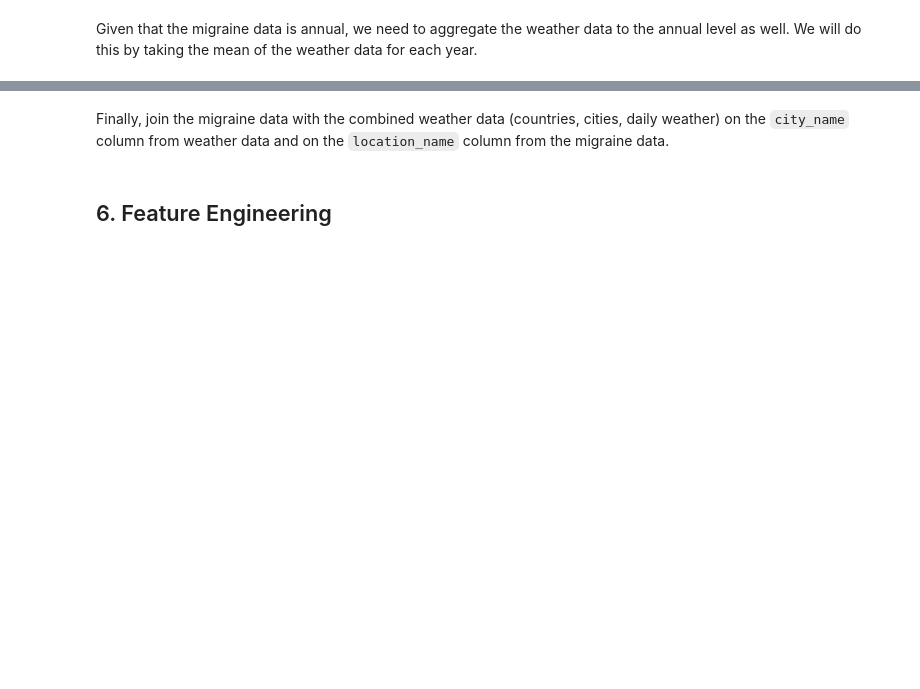
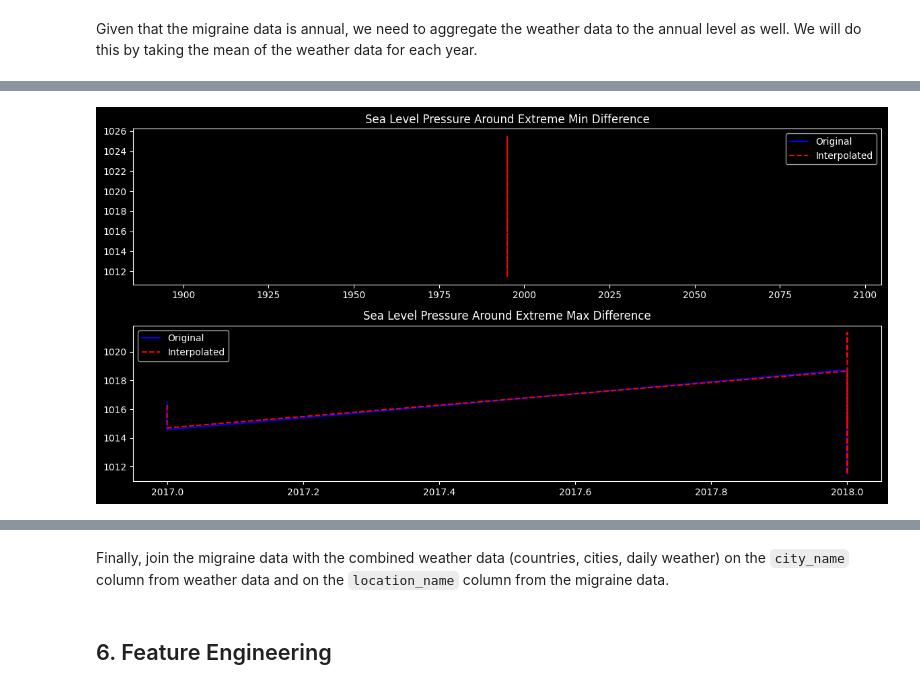
Before and after one commit to christinedbaxter/analyticsCapstone, a Jupyter notebook: notebooks/02_data_preprocessing.ipynb, the cells around one changed output, grey strips where cells are left out. Cells and saved outputs as stored; diff of their text form; code cells hidden in the pictures; blank space fills up the shorter version.

```diff
--- a/notebooks/02_data_preprocessing.ipynb
+++ b/notebooks/02_data_preprocessing.ipynb
@@ -178,0 +1030,10 @@ usa_weather_bfill.info()
+# %%
+# Get index of extreme values
+extreme_min_index = extreme_min_row.index[0]
+extreme_max_index = extreme_max_row.index[0]
+
+# Look at surrounding rows
+rows_around_min = annual_usa_weather_by_state_2.loc[extreme_min_index - 5:extreme_min_index + 5]
+rows_around_max = annual_usa_weather_by_state_2.loc[extreme_max_index - 5:extreme_max_index + 5]
+
+rows_around_min
@@ -178,0 +1068,24 @@ usa_weather_bfill.info()
+# %%
+import matplotlib.pyplot as plt
+
+# Plot the original and interpolated columns around the extreme min and max
+plt.figure(figsize=(12, 6))
+
+# First subplot for extreme min difference
+plt.subplot(2, 1, 1)
+plt.plot(rows_around_min['year'], rows_around_min['avg_sea_level_pres_hpa'], label='Original', color='b', linestyle='-')
+plt.plot(rows_around_min['year'], rows_around_min['avg_sea_level_pres_hpa_linear'], label='Interpolated', color='r', linestyle='--')
+plt.title('Sea Level Pressure Around Extreme Min Difference')
+plt.legend()
+
+# Second subplot for extreme max difference
+plt.subplot(2, 1, 2)
+plt.plot(rows_around_max['year'], rows_around_max['avg_sea_level_pres_hpa'], label='Original', color='b', linestyle='-')
+plt.plot(rows_around_max['year'], rows_around_max['avg_sea_level_pres_hpa_linear'], label='Interpolated', color='r', linestyle='--')
+plt.title('Sea Level Pressure Around Extreme Max Difference')
+plt.legend()
+
+plt.tight_layout()
+plt.show()
+# %% [output]
+[figure, added]
```
Also changed, not shown: parts of 117 cells of this notebook, 2 other files.
